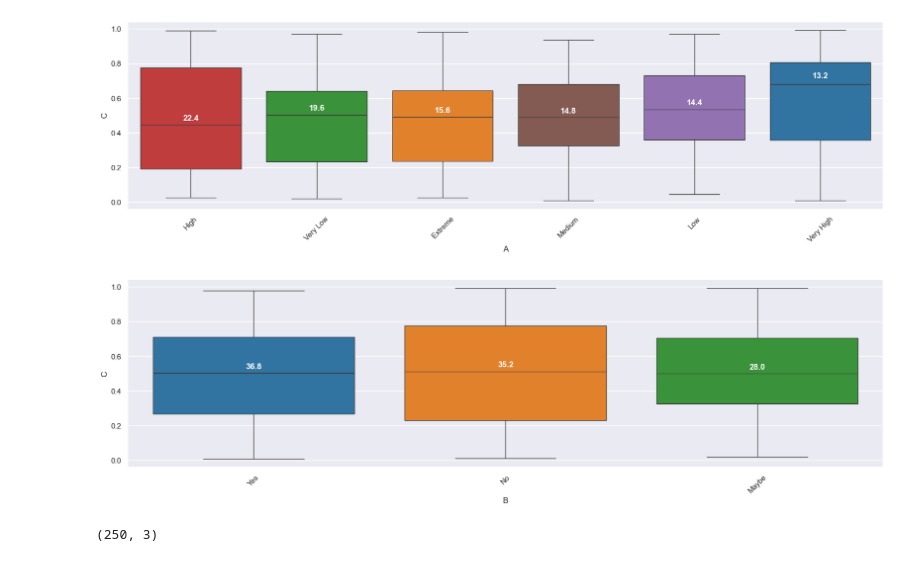
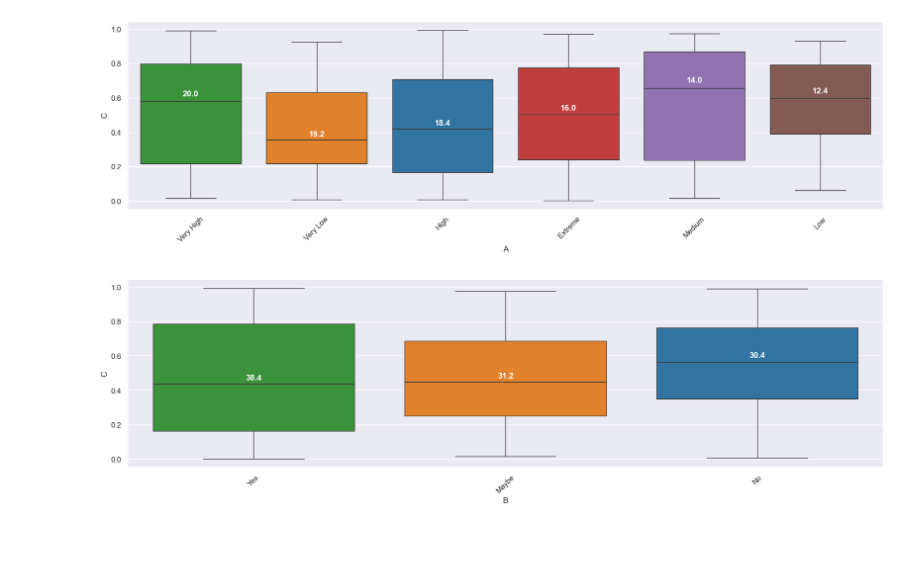
Before and after one commit to kristoffergordon/dsk, a Jupyter notebook: notebooks/plots.ipynb, the cells around one changed output. Cells and saved outputs as stored; diff of their text form; code cells hidden in the pictures.

Commit message:
Added numpy generator object to plots notebook

```diff
--- a/notebooks/plots.ipynb
+++ b/notebooks/plots.ipynb
@@ -36,18 +20,12 @@ plots.pred_error_plt(y_pred, y_test, rng_min=0, rng_max=100)
 # %%
-# Create a DataFrame with some random data
-np.random.seed(0)
+# Create a DataFrame with some random data using the generator object
 df = pd.DataFrame({
-    'A': np.random.choice(['Very Low', 'Low', 'Medium', 'High', 'Very High', ' Extreme'], 250),
-    'B': np.random.choice(['Yes', 'No', 'Maybe'], 250),
-    'C': np.random.rand(250)
+    'A': rng.choice(['Very Low', 'Low', 'Medium', 'High', 'Very High', ' Extreme'], 250),
+    'B': rng.choice(['Yes', 'No', 'Maybe'], 250),
+    'C': rng.random(250)
 })
 
-# Display boxplots
 plots.serial_boxplot(df, 'C')
 # %% [output]
-[figure, old version]
+[figure, new version]
-[figure, old version]
+[figure, new version]
-# %%
-df.shape
-# %% [output]
-(250, 3)
```
Also changed, not shown: parts of 7 cells of this notebook.
